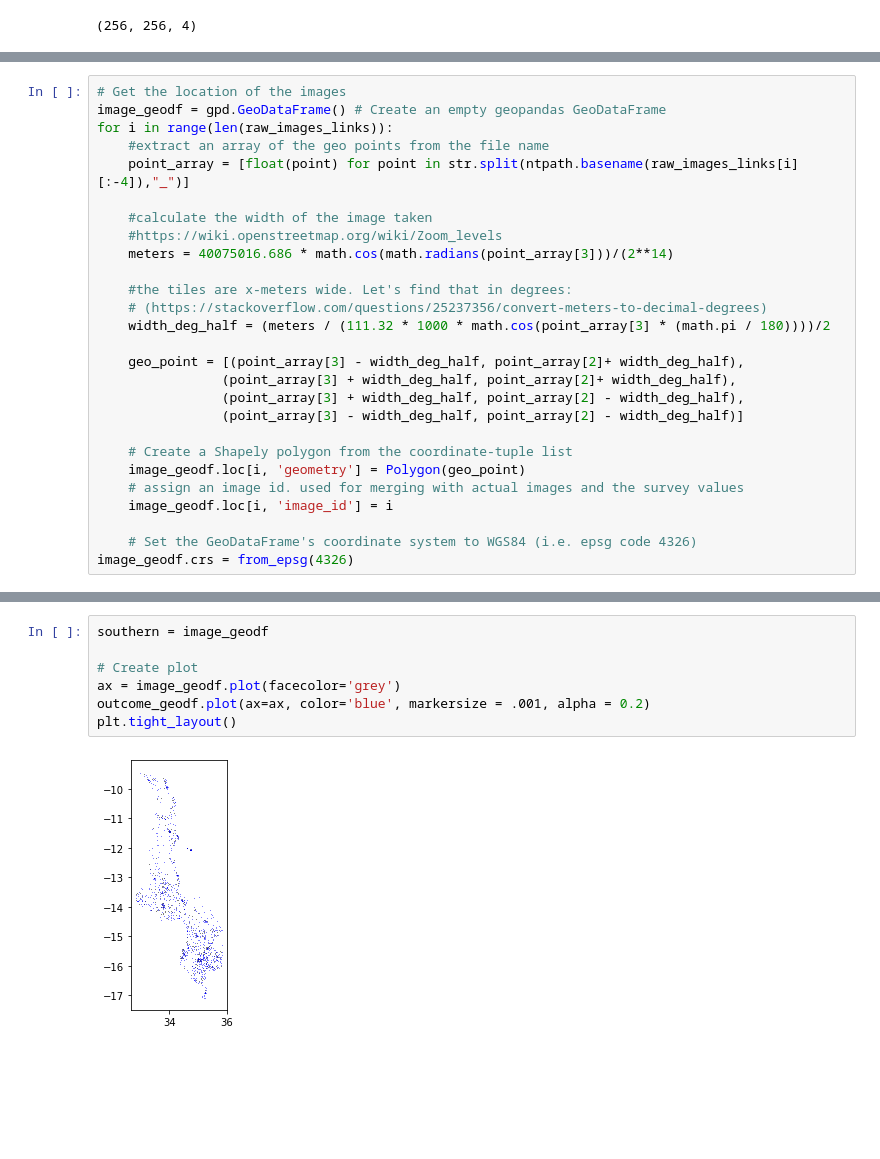
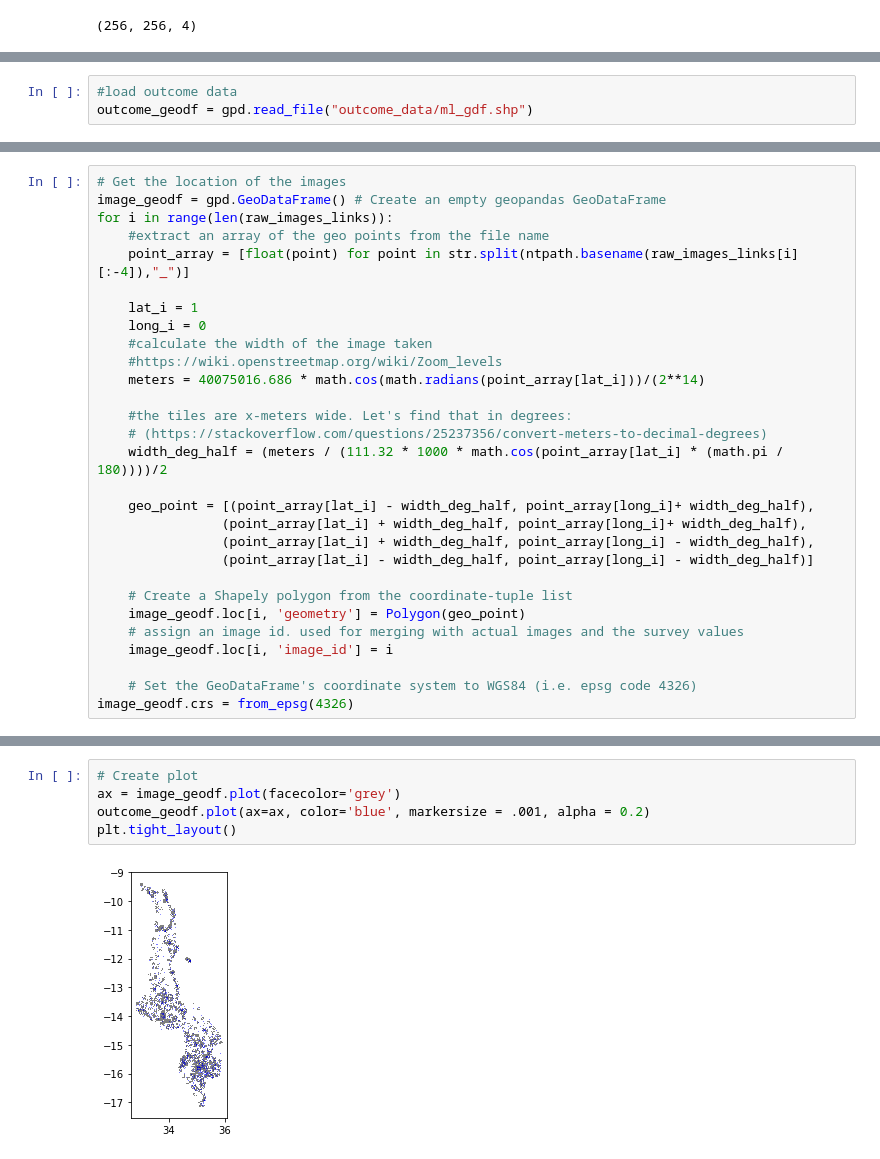
Before and after one commit to ccepelak/ML-SS22, a Jupyter notebook: data_cleaning.ipynb, the cells around one changed output, grey strips where cells are left out. Saved outputs shown, nothing was run; the diff lists cells and outputs as text; blank space fills up the shorter version.

Commit message:
build data set. fixed geotagging images

```diff
--- a/data_cleaning.ipynb
+++ b/data_cleaning.ipynb
@@ -91,0 +105,3 @@ image_id = [i for i in range(len(malawi_arrays))]
+# %%
+#load outcome data
+outcome_geodf = gpd.read_file("outcome_data/ml_gdf.shp")
@@ -96,18 +122,20 @@ for i in range(len(raw_images_links)):
     #extract an array of the geo points from the file name
     point_array = [float(point) for point in str.split(ntpath.basename(raw_images_links[i][:-4]),"_")]
 
+    lat_i = 1
+    long_i = 0
     #calculate the width of the image taken
     #https://wiki.openstreetmap.org/wiki/Zoom_levels
-    meters = 40075016.686 * math.cos(math.radians(point_array[3]))/(2**14)
+    meters = 40075016.686 * math.cos(math.radians(point_array[lat_i]))/(2**14)
 
     #the tiles are x-meters wide. Let's find that in degrees:
     # (https://stackoverflow.com/questions/25237356/convert-meters-to-decimal-degrees)
-    width_deg_half = (meters / (111.32 * 1000 * math.cos(point_array[3] * (math.pi / 180))))/2
+    width_deg_half = (meters / (111.32 * 1000 * math.cos(point_array[lat_i] * (math.pi / 180))))/2
 
-    geo_point = [(point_array[3] - width_deg_half, point_array[2]+ width_deg_half),
-                (point_array[3] + width_deg_half, point_array[2]+ width_deg_half),
-                (point_array[3] + width_deg_half, point_array[2] - width_deg_half),
-                (point_array[3] - width_deg_half, point_array[2] - width_deg_half)]
+    geo_point = [(point_array[lat_i] - width_deg_half, point_array[long_i]+ width_deg_half),
+                (point_array[lat_i] + width_deg_half, point_array[long_i]+ width_deg_half),
+                (point_array[lat_i] + width_deg_half, point_array[long_i] - width_deg_half),
+                (point_array[lat_i] - width_deg_half, point_array[long_i] - width_deg_half)]
 
     # Create a Shapely polygon from the coordinate-tuple list
     image_geodf.loc[i, 'geometry'] = Polygon(geo_point)
@@ -130,12 +160,10 @@ geo_df.head()
 # %%
-southern = image_geodf
-
 # Create plot
 ax = image_geodf.plot(facecolor='grey')
 outcome_geodf.plot(ax=ax, color='blue', markersize = .001, alpha = 0.2)
 plt.tight_layout()
 # %% [output]
-[figure, old version]
+[figure, new version]
 # %%
 ### peak into the data
 
```
Also changed, not shown: parts of 32 cells of this notebook, 1 other file.
